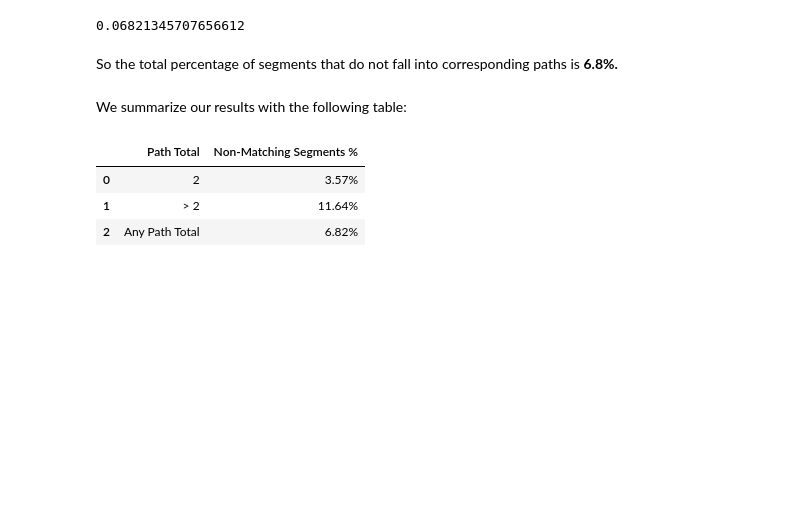
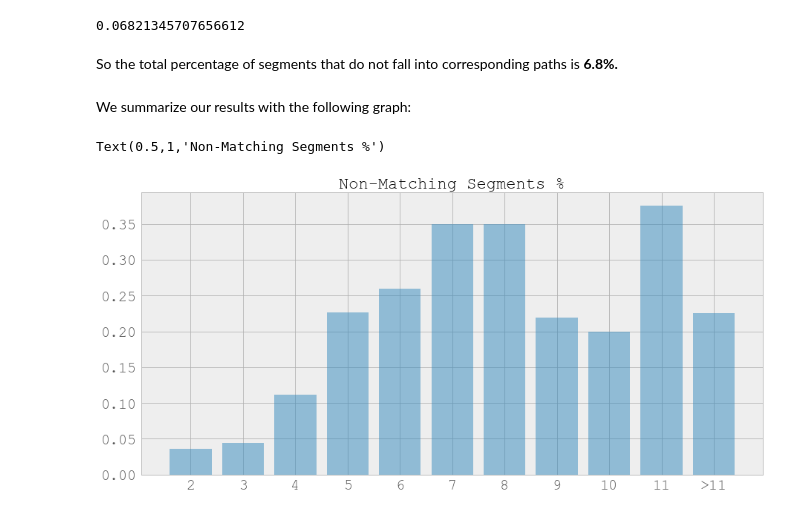
Before and after one commit to CityofToronto/bdit_data-sources, a Jupyter notebook: bluetooth/od/od analysis.ipynb, the cells around one changed output. Saved outputs shown, nothing was run; the diff lists cells and outputs as text; code cells hidden in the pictures; blank space fills up the shorter version.

Commit message:
non matching percentage vs path total

```diff
--- a/bluetooth/od/od analysis.ipynb
+++ b/bluetooth/od/od analysis.ipynb
@@ -819,13 +819,35 @@ contents = output.getvalue()
 cur.copy_from(output, 'alouis2.nonmatching_segs', null="") #null values become ''
 conn.commit()
 # %% [markdown]
-We summarize our results with the following table:
+We summarize our results with the following graph:
-# %%
-x = [['2', '3.57%'], [' > 2', '11.64%'], ['Any Path Total', '6.82%']]
-summary = pd.DataFrame(x, columns = ['Path Total', 'Non-Matching Segments %'])
-summary
-# %% [output]
-|  | Path Total | Non-Matching Segments % |
-| 0 | 2 | 3.57% |
-| 1 | > 2 | 11.64% |
-| 2 | Any Path Total | 6.82% |
+# %%
+string = '''SELECT * FROM alouis2.perfectcombos
+            NATURAL JOIN others_pivot'''
+df = pandasql.read_sql(pg.SQL(string), con)
+
+x = [[2, len(notmatching.loc[notmatching['path_total'] == 2])/len(df.loc[df['path_total'] ==2])],
+     [3, len(notmatching.loc[notmatching['path_total'] == 3].groupby(['datetime_bin', 'userid']))/len(df.loc[df['path_total'] ==3].groupby(['datetime_bin', 'userid']))],
+     [4, len(notmatching.loc[notmatching['path_total'] == 4].groupby(['datetime_bin', 'userid']))/len(df.loc[df['path_total'] ==4].groupby(['datetime_bin', 'userid']))],
+     [5, len(notmatching.loc[notmatching['path_total'] == 5].groupby(['datetime_bin', 'userid']))/len(df.loc[df['path_total'] ==5].groupby(['datetime_bin', 'userid']))],
+     [6, len(notmatching.loc[notmatching['path_total'] == 6].groupby(['datetime_bin', 'userid']))/len(df.loc[df['path_total'] ==6].groupby(['datetime_bin', 'userid']))],
+     [7, len(notmatching.loc[notmatching['path_total'] == 7].groupby(['datetime_bin', 'userid']))/len(df.loc[df['path_total'] ==7].groupby(['datetime_bin', 'userid']))],
+     [8, len(notmatching.loc[notmatching['path_total'] == 8].groupby(['datetime_bin', 'userid']))/len(df.loc[df['path_total'] ==8].groupby(['datetime_bin', 'userid']))],
+     [9, len(notmatching.loc[notmatching['path_total'] == 9].groupby(['datetime_bin', 'userid']))/len(df.loc[df['path_total'] ==9].groupby(['datetime_bin', 'userid']))],
+     [10, len(notmatching.loc[notmatching['path_total'] == 10].groupby(['datetime_bin', 'userid']))/len(df.loc[df['path_total'] ==10].groupby(['datetime_bin', 'userid']))],
+     [11, len(notmatching.loc[notmatching['path_total'] == 11].groupby(['datetime_bin', 'userid']))/len(df.loc[df['path_total'] ==11].groupby(['datetime_bin', 'userid']))],
+     [12, len(notmatching.loc[notmatching['path_total'] > 11].groupby(['datetime_bin', 'userid']))/len(df.loc[df['path_total']  > 11].groupby(['datetime_bin', 'userid']))]]
+summary = pd.DataFrame(x, columns = ['Path Total', 'Non-Matching Segments %'])
+labels = list(summary['Path Total'])
+labels = [str(i) for i in labels]
+labels[8] = '10'
+labels[9] = '11'
+labels[10] = '>11'
+
+plt.figure(figsize = (15,7))
+plt.bar((summary['Path Total']), summary['Non-Matching Segments %'], align='center', alpha=0.5)
+plt.xticks(list(summary['Path Total']), labels)
+plt.rc('ytick', labelsize=20)
+plt.title("Non-Matching Segments %", fontsize = 22)
+# %% [output]
+Text(0.5,1,'Non-Matching Segments %')
+[figure, added]
```
Also changed, not shown: parts of 1 cell of this notebook.
